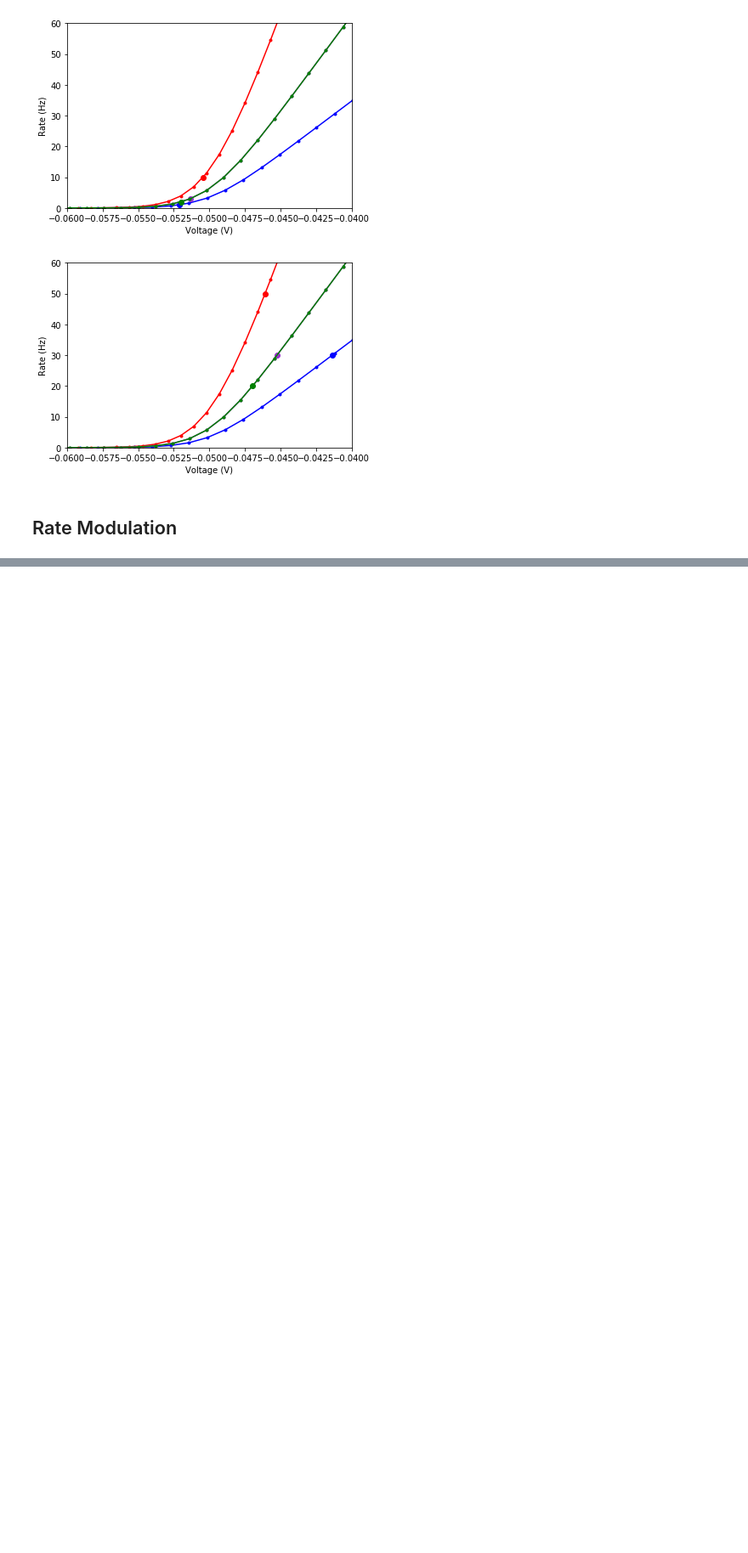
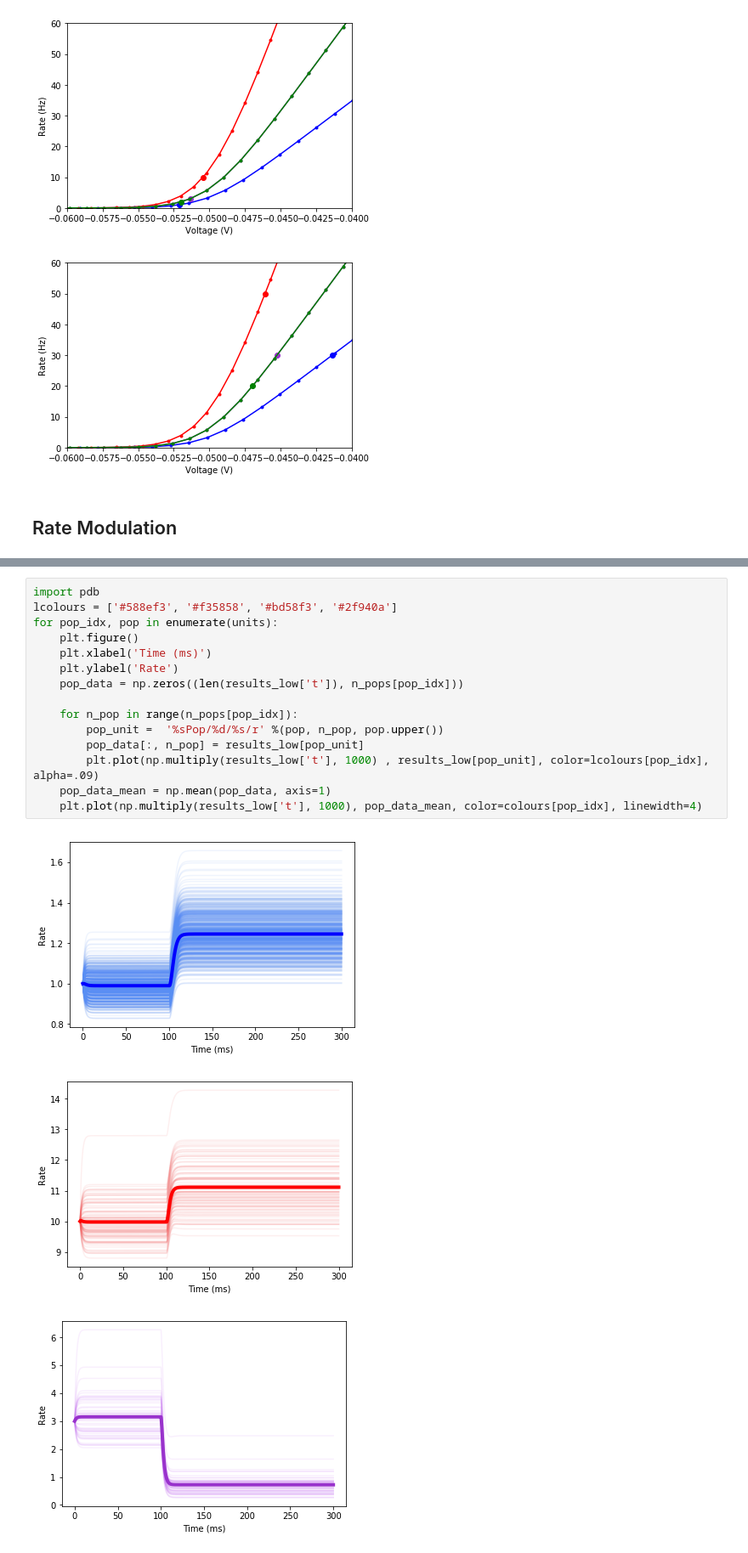
Before and after one commit to OpenSourceBrain/del-Molino2017, a Jupyter notebook: notebooks/Figures.ipynb, the cells around one changed output, grey strips where cells are left out. Shown at 85% size. Cells and saved outputs as stored; diff of their text form; blank space fills up the shorter version.

```diff
--- a/notebooks/Figures.ipynb
+++ b/notebooks/Figures.ipynb
@@ -157,0 +212,19 @@ pyNeuroML >>> Reloading data specified in LEMS file: ../NeuroML/Fig3/LEMS_Popula
+# %%
+import pdb
+lcolours = ['#588ef3', '#f35858', '#bd58f3', '#2f940a']
+for pop_idx, pop in enumerate(units):
+    plt.figure()
+    plt.xlabel('Time (ms)')
+    plt.ylabel('Rate')
+    pop_data = np.zeros((len(results_low['t']), n_pops[pop_idx]))
+
+    for n_pop in range(n_pops[pop_idx]):
+        pop_unit =  '%sPop/%d/%s/r' %(pop, n_pop, pop.upper())
+        pop_data[:, n_pop] = results_low[pop_unit]
+        plt.plot(np.multiply(results_low['t'], 1000) , results_low[pop_unit], color=lcolours[pop_idx], alpha=.09)
+    pop_data_mean = np.mean(pop_data, axis=1)
+    plt.plot(np.multiply(results_low['t'], 1000), pop_data_mean, color=colours[pop_idx], linewidth=4)
+# %% [output]
+[figure, added]
+[figure, added]
+[figure, added]
```
Also changed, not shown: parts of 4 cells of this notebook.
